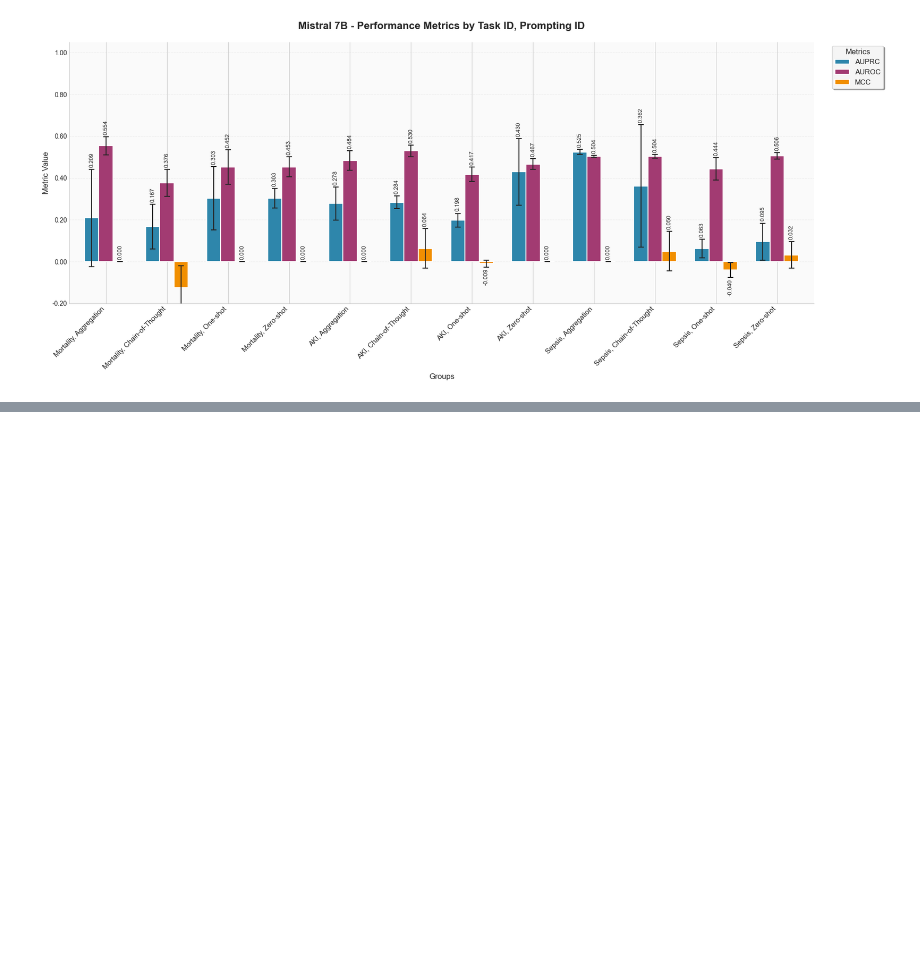
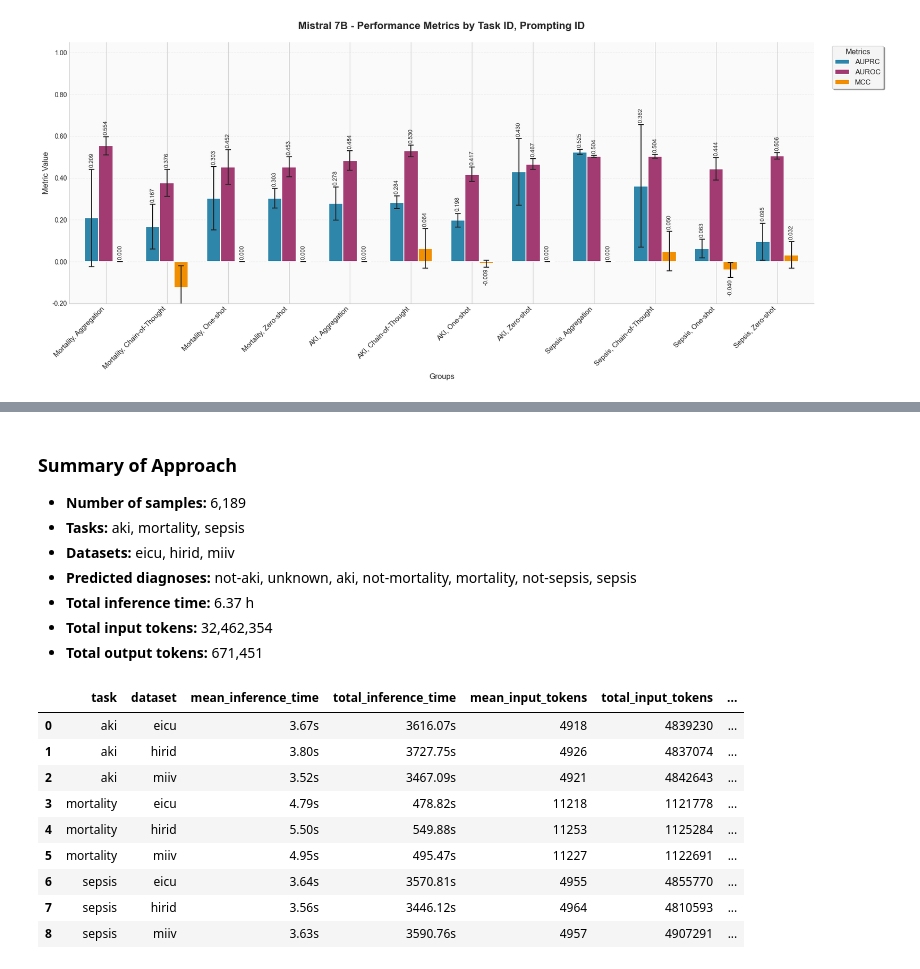
Before and after one commit to j4nberner/pulse, a Jupyter notebook: notebooks/analyze_mistral7b.ipynb, the cells around one changed output, grey strips where cells are left out. Drawn from its saved outputs; the diff is of its cells as text; code cells hidden in the pictures; blank space fills up the shorter version.

```diff
--- a/notebooks/analyze_mistral7b.ipynb
+++ b/notebooks/analyze_mistral7b.ipynb
@@ -30,0 +36,8 @@ LLMAnalyzer.plot_metrics(
+# %%
+prompt_dropdown = widgets.Dropdown(
+    options=prompt_approaches,
+    value=prompt_approaches[0],
+    description='Prompt Approach:',
+    style={'description_width': 'initial'}
+)
+display(prompt_dropdown)
@@ -30,0 +46,8 @@ LLMAnalyzer.plot_metrics(
+# %%
+best_approach_path = os.path.join(
+    base_output_dir, prompt_dropdown.value
+)
+print(f"Loading metadata from: {best_approach_path}")
+print("======================================================")
+cat_files = LLMAnalyzer.categorize_files([best_approach_path], verbose=False)
+df_mdata = LLMAnalyzer.load_metadata(cat_files["metadata_files"])
@@ -30,0 +66,21 @@ LLMAnalyzer.plot_metrics(
+# %%
+LLMAnalyzer.print_approach_summary(df_mdata)
+# %% [output]
+Summary of Approach
+Number of samples: 6,189
+Tasks: aki, mortality, sepsis
+Datasets: eicu, hirid, miiv
+Predicted diagnoses: not-aki, unknown, aki, not-mortality, mortality, not-sepsis, sepsis
+Total inference time: 6.37 h
+Total input tokens: 32,462,354
+Total output tokens: 671,451
+|  | task | dataset | mean_inference_time | total_inference_time | mean_input_tokens | total_input_tokens | ... |
+| 0 | aki | eicu | 3.67s | 3616.07s | 4918 | 4839230 | ... |
+| 1 | aki | hirid | 3.80s | 3727.75s | 4926 | 4837074 | ... |
+| 2 | aki | miiv | 3.52s | 3467.09s | 4921 | 4842643 | ... |
+| 3 | mortality | eicu | 4.79s | 478.82s | 11218 | 1121778 | ... |
+| 4 | mortality | hirid | 5.50s | 549.88s | 11253 | 1125284 | ... |
+| 5 | mortality | miiv | 4.95s | 495.47s | 11227 | 1122691 | ... |
+| 6 | sepsis | eicu | 3.64s | 3570.81s | 4955 | 4855770 | ... |
+| 7 | sepsis | hirid | 3.56s | 3446.12s | 4964 | 4810593 | ... |
+| 8 | sepsis | miiv | 3.63s | 3590.76s | 4957 | 4907291 | ... |
```
Also changed, not shown: parts of 4 cells of this notebook, 4 other files.
